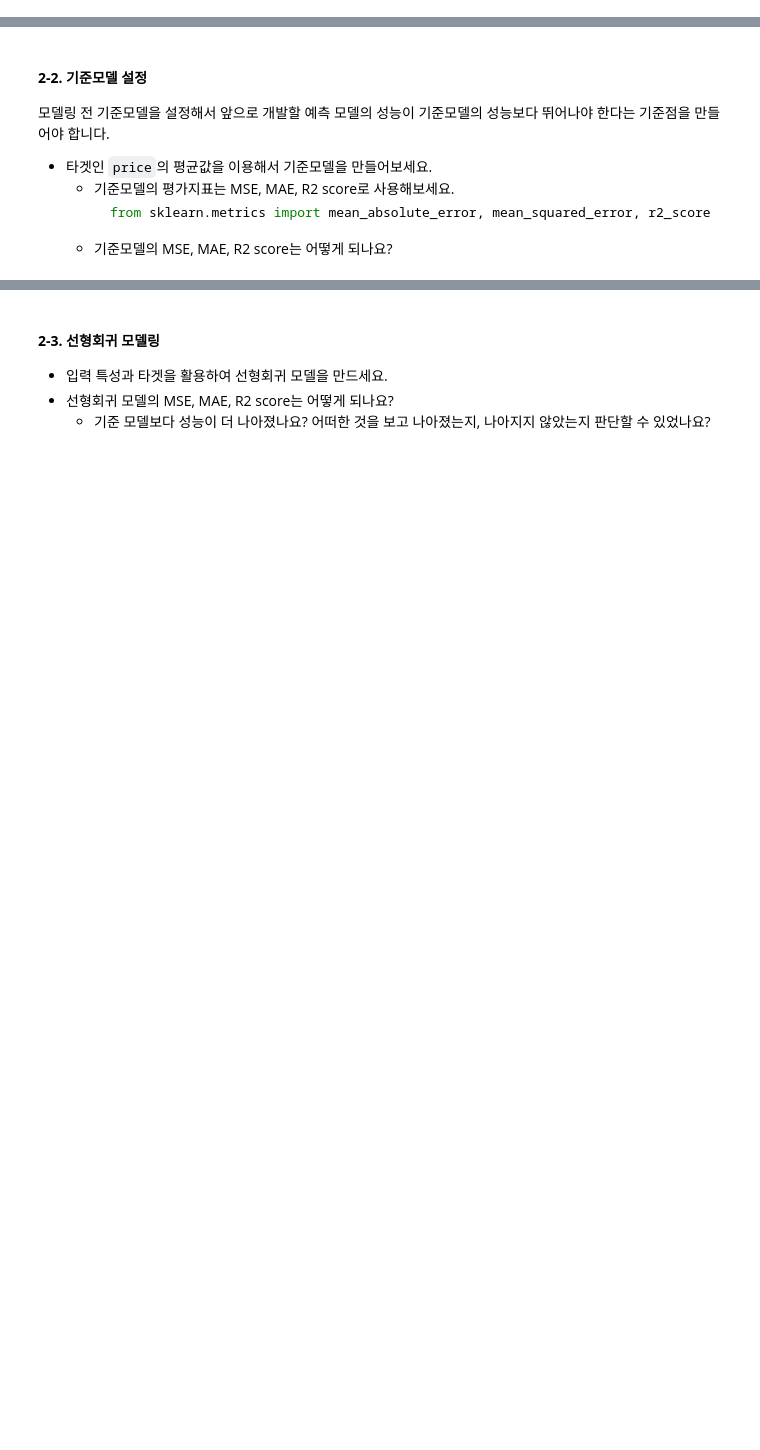
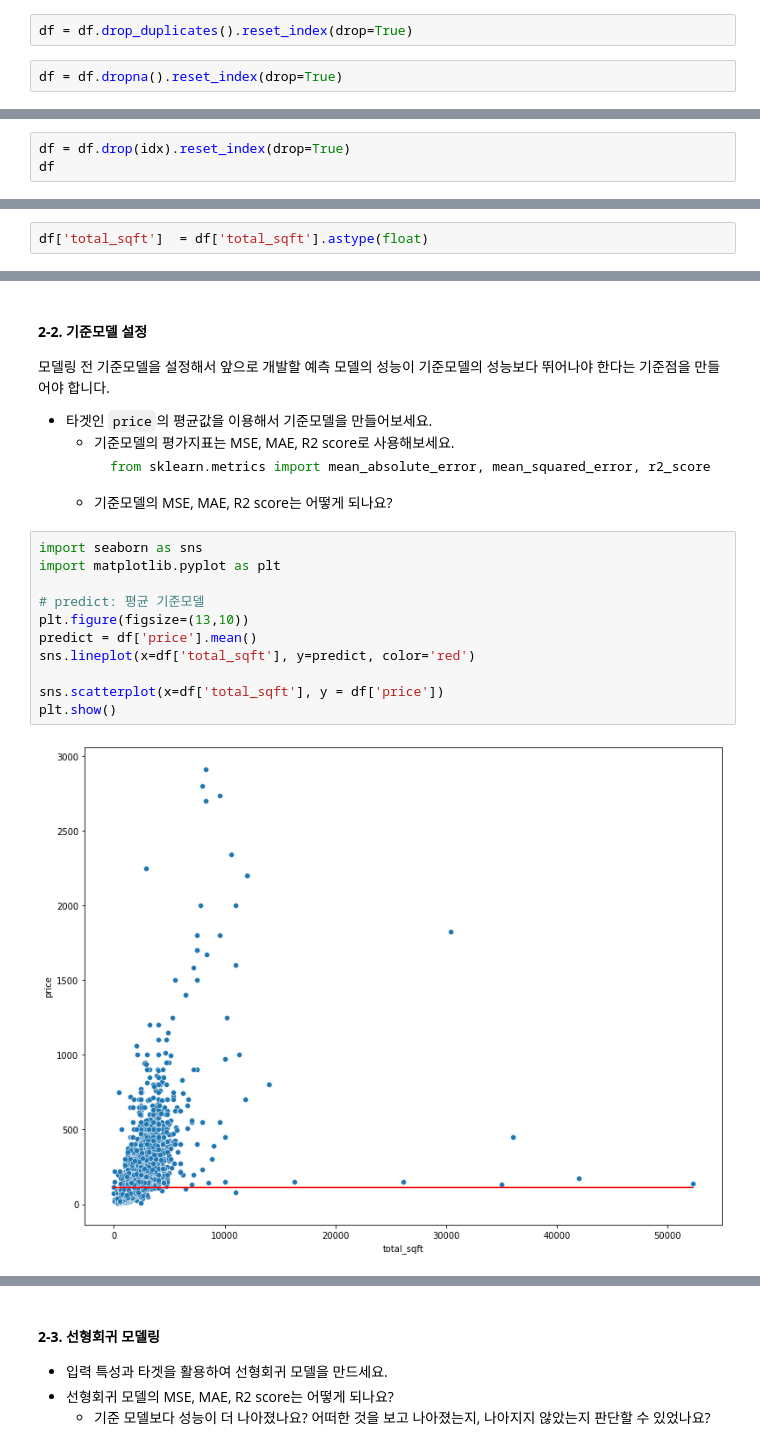
Before and after one commit to Ryu4824/code-states, a Jupyter notebook: n211_discussion.ipynb, the cells around one changed output, grey strips where cells are left out. Cells and saved outputs as stored; diff of their text form; blank space fills up the shorter version.

````diff
--- a/n211_discussion.ipynb
+++ b/n211_discussion.ipynb
@@ -61,0 +95,4 @@ display(data.head())
+# %%
+df = df.drop_duplicates().reset_index(drop=True)
+# %%
+df = df.dropna().reset_index(drop=True)
@@ -82,0 +136,3 @@ df.iloc[idx[:10]] # 이와 같이 수치형으로 바꾸기 애매한 데이터
+# %%
+df = df.drop(idx).reset_index(drop=True)
+df
@@ -82,0 +153,2 @@ df.iloc[idx[:10]] # 이와 같이 수치형으로 바꾸기 애매한 데이터
+# %%
+df['total_sqft']  = df['total_sqft'].astype(float)
@@ -97,3 +223,16 @@ df.iloc[idx[:10]] # 이와 같이 수치형으로 바꾸기 애매한 데이터
       from sklearn.metrics import mean_absolute_error, mean_squared_error, r2_score
       ```
     - 기준모델의 MSE, MAE, R2 score는 어떻게 되나요?
+# %%
+import seaborn as sns
+import matplotlib.pyplot as plt
+
+# predict: 평균 기준모델
+plt.figure(figsize=(13,10))
+predict = df['price'].mean()
+sns.lineplot(x=df['total_sqft'], y=predict, color='red')
+
+sns.scatterplot(x=df['total_sqft'], y = df['price'])
+plt.show()
+# %% [output]
+[figure, added]
````
Also changed, not shown: parts of 27 cells of this notebook.
